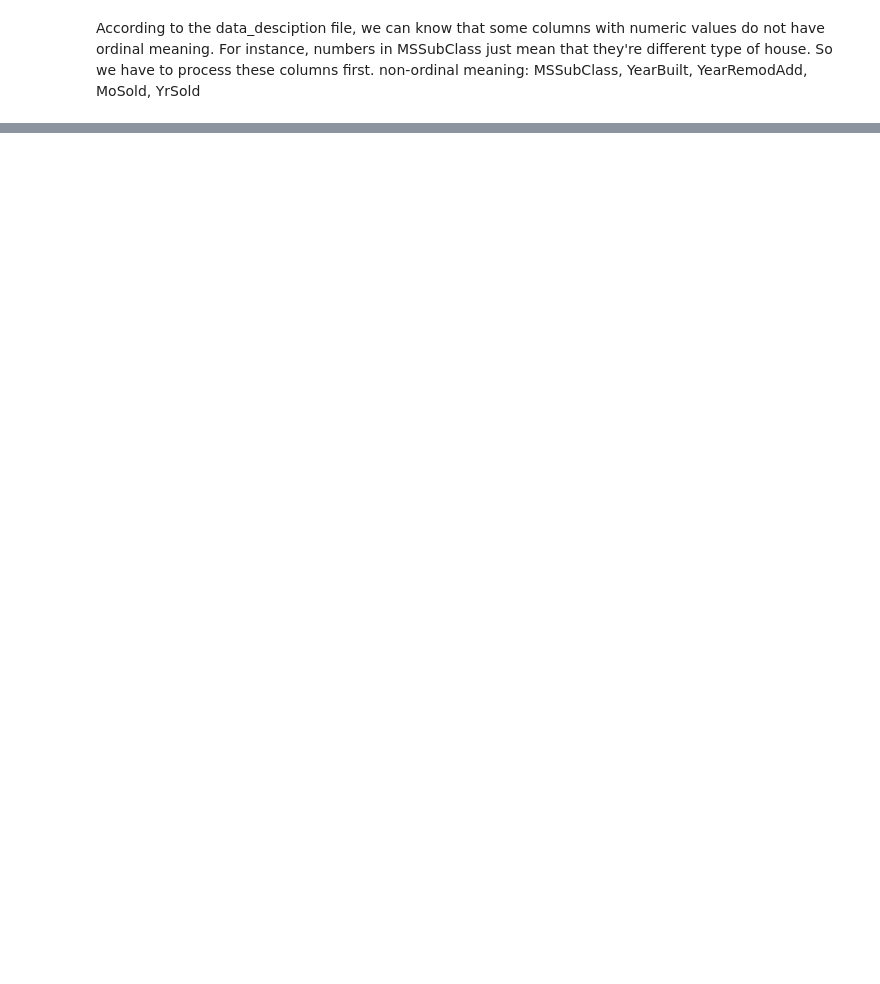
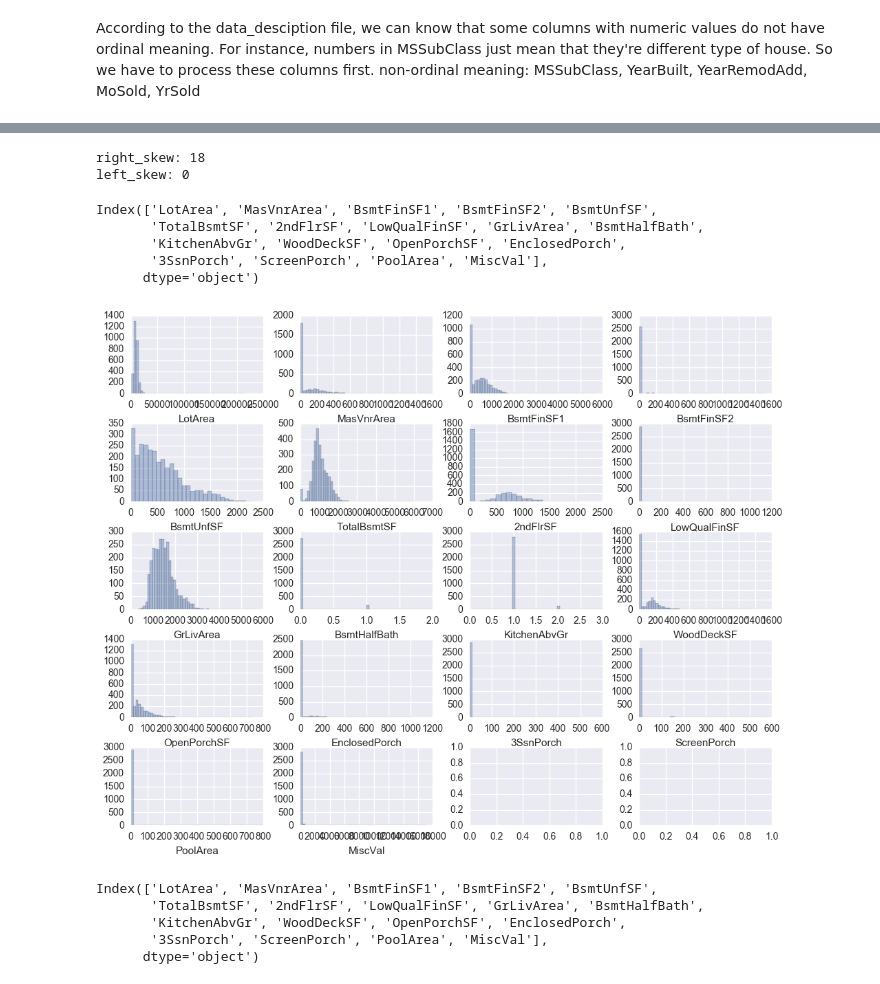
Before and after one commit to Beanzwang/kaggle, a Jupyter notebook: house_price/house price.ipynb, the cells around one changed output, grey strips where cells are left out. Cells and saved outputs as stored; diff of their text form; code cells hidden in the pictures; blank space fills up the shorter version.

```diff
--- a/house_price/house price.ipynb
+++ b/house_price/house price.ipynb
@@ -181,6 +186,45 @@ Index(['LotFrontage', 'LotArea', 'OverallQual', 'OverallCond', 'YearBuilt',
        'EnclosedPorch', '3SsnPorch', 'ScreenPorch', 'PoolArea', 'MiscVal',
        'MoSold', 'YrSold'],
       dtype='object')
+# %%
+# right skew, do log transform later.
+# left skew, do square root later.
+right_skew = numeric.columns[numeric.skew() > 0.75]
+left_skew = numeric.columns[numeric.skew() < -0.75]
+# %%
+# Let's see how many skew data we have.
+print('right_skew:', len(right_skew))
+print('left_skew:', len(left_skew))
+# %% [output]
+right_skew: 18
+left_skew: 0
+# %%
+right_skew
+# %% [output]
+Index(['LotArea', 'MasVnrArea', 'BsmtFinSF1', 'BsmtFinSF2', 'BsmtUnfSF',
+       'TotalBsmtSF', '2ndFlrSF', 'LowQualFinSF', 'GrLivArea', 'BsmtHalfBath',
+       'KitchenAbvGr', 'WoodDeckSF', 'OpenPorchSF', 'EnclosedPorch',
+       '3SsnPorch', 'ScreenPorch', 'PoolArea', 'MiscVal'],
+      dtype='object')
+# %%
+# Great, it looks like we don't have any left skew data.
+# Now, let's take a look at what the right_skew data looks like.
+def plot_subplot(data, col_name):
+    fig, axs = plt.subplots(nrows=5, ncols=4, figsize=(10, 8))
+    fig.tight_layout() # add some distance between subplots
+    row = 0
+    col = 0
+    for name in col_name:
+        sns.distplot(data[name], kde=False, ax=axs[row][col])
+        col += 1
+        if col == 4:
+            row += 1
+            col = 0
+    plt.show()
+# %%
+plot_subplot(numeric, right_skew)
+# %% [output]
+[figure, added]
 # %%
 # For skewness-related transformation, see: http://fmwww.bc.edu/repec/bocode/t/transint.html
 # do standlerization
@@ -197,0 +238,8 @@ for col in numeric.columns:
+# %%
+right_skew
+# %% [output]
+Index(['LotArea', 'MasVnrArea', 'BsmtFinSF1', 'BsmtFinSF2', 'BsmtUnfSF',
+       'TotalBsmtSF', '2ndFlrSF', 'LowQualFinSF', 'GrLivArea', 'BsmtHalfBath',
+       'KitchenAbvGr', 'WoodDeckSF', 'OpenPorchSF', 'EnclosedPorch',
+       '3SsnPorch', 'ScreenPorch', 'PoolArea', 'MiscVal'],
+      dtype='object')
```
Also changed, not shown: parts of 67 cells of this notebook, 8 other files.
